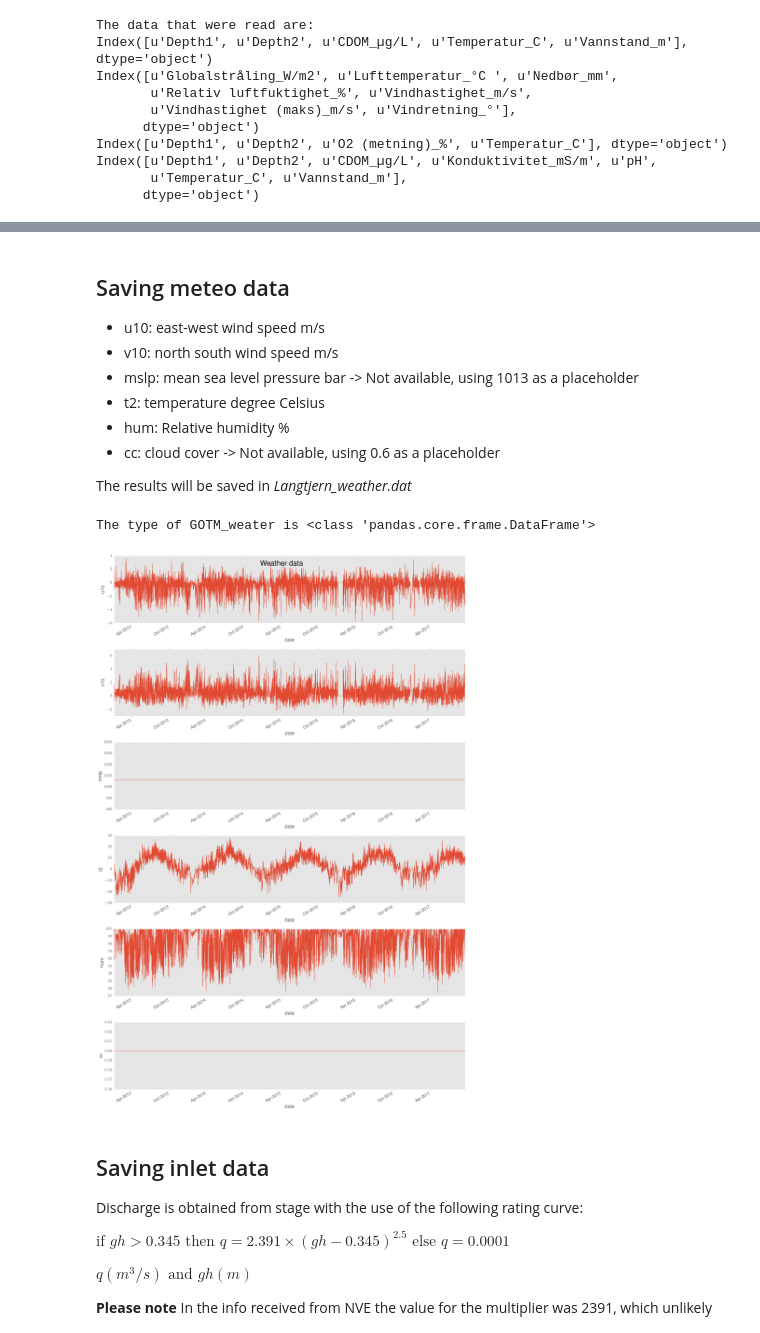
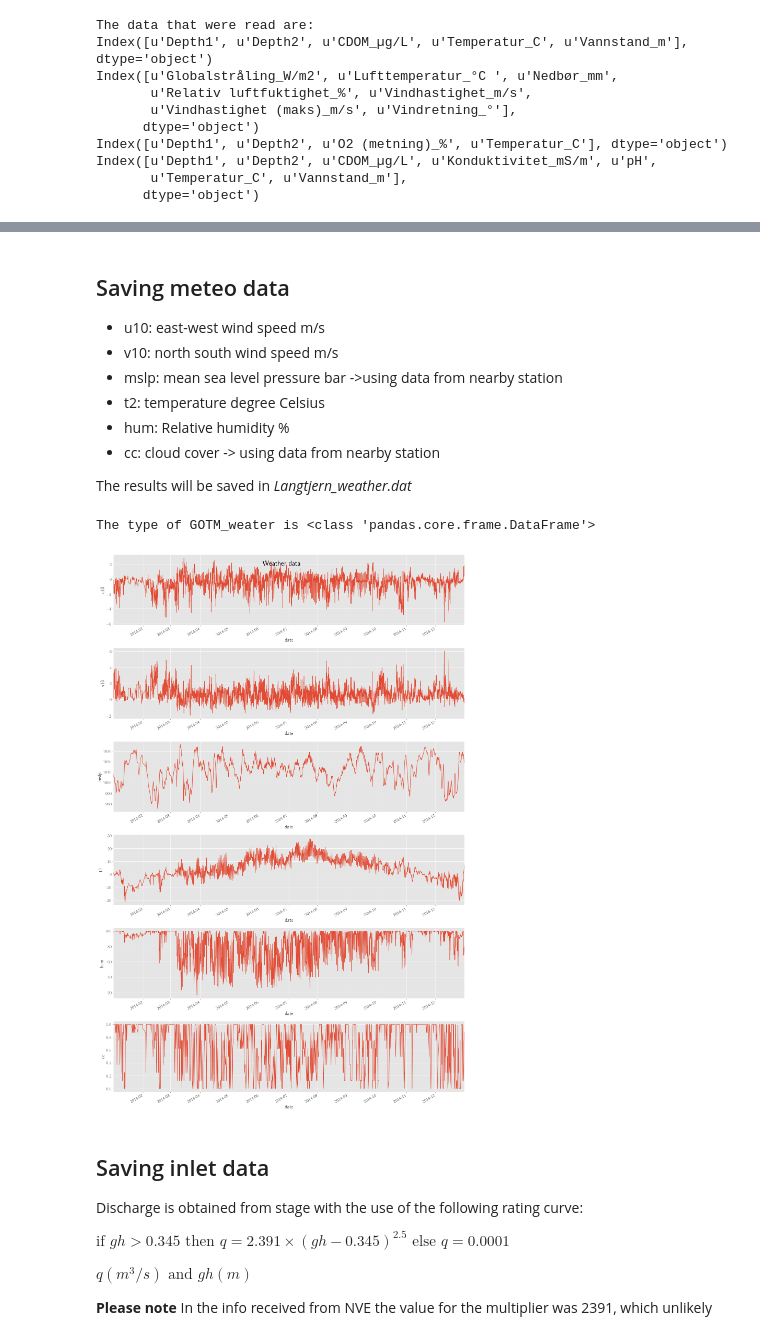
Before and after one commit to Lecheps/PROGNOS_data, a Jupyter notebook: PROGNOS_preprocessing.ipynb, the cells around one changed output, grey strips where cells are left out. Drawn from its saved outputs; the diff is of its cells as text; code cells hidden in the pictures.

```diff
--- a/PROGNOS_preprocessing.ipynb
+++ b/PROGNOS_preprocessing.ipynb
@@ -77,8 +80,8 @@ Paths to python libraries:
 #fromDate = "2014/01/01"
 #toDate = "2015/12/31"
 
-#fromDate = "2014/01/01"
-#toDate = "2014/12/31"
+fromDate = "2014/01/01"
+toDate = "2014/12/31"
 
 #fromDate = "2014/10/05"
 #toDate = "2014/10/25"
@@ -89,8 +92,8 @@ Paths to python libraries:
 #fromDate = "2013/08/13"
 #toDate = "2016/08/13"
 
-fromDate = "2012/01/01"
-toDate = "2017/09/15"
+#fromDate = "2015/01/01"
+#toDate = "2016/08/01"
 # %% [markdown]
 ###### Asking for credentials to AquaMonitor.
 # %%
@@ -129,0 +144,13 @@ Index([u'Depth1', u'Depth2', u'CDOM_µg/L', u'Konduktivitet_mS/m', u'pH',
+# %%
+with open('/home/jose-luis/Documents/Python/PROGNOS/metnoData/data.pickle', 'rb') as handle:
+    metnoData = pickle.load(handle)
+pylab.rcParams['figure.figsize'] = (15, 4)
+#print(metnoData)
+mslp = metnoData[0]
+mslp.columns=['mslp']
+mslp.plot()
+cc = metnoData[1]
+cc.columns=['cc']
+cc[cc['cc'] == - 3] = np.nan
+cc.iloc[:,0] /= 8
+cc.plot()
@@ -132,44 +179,46 @@ Index([u'Depth1', u'Depth2', u'CDOM_µg/L', u'Konduktivitet_mS/m', u'pH',
 
 * u10: east-west wind speed m/s
 * v10: north south wind speed m/s
-* mslp: mean sea level pressure bar -> Not available, using 1013 as a placeholder
+* mslp: mean sea level pressure bar ->using data from nearby station
 * t2: temperature degree Celsius
 * hum: Relative humidity %
-* cc: cloud cover -> Not available, using 0.6 as a placeholder
+* cc: cloud cover -> using data from nearby station
 
 The results will be saved in *Langtjern\_weather.dat*
 # %%
 #Saving the meteo data
 GOTM_weather = allData['weather'].iloc[:,[4,4,6,1,3,0]]
 GOTM_weather.index.name = '#date'
 bla = 1013.0
 blabla = 0.6
 GOTM_weather.columns = ['u10', 'v10', 'mslp', 't2', 'hum', 'cc'] #Temporarily storing wind direction in mslp
 GOTM_weather.loc[:,'u10'] = GOTM_weather.loc[:,'u10'] * np.cos(np.deg2rad(GOTM_weather.loc[:,'mslp']))
 GOTM_weather.loc[:,'v10'] = GOTM_weather.loc[:,'v10'] * np.sin(np.deg2rad(GOTM_weather.loc[:,'mslp']))
-GOTM_weather.loc[:,'mslp'] = np.float64(1013.0)
-GOTM_weather.loc[:,'cc'] = np.float64(0.6)
-GOTM_weather.loc[:,:].interpolate(inplace=True) #Linear interpolation of missing values and NaN's
+GOTM_weather.loc[:,'mslp'] = np.nan
+GOTM_weather.loc[:,'cc'] = np.nan
+GOTM_weather.update(cc)
+GOTM_weather.update(mslp)
+GOTM_weather.interpolate(inplace=True) #Linear interpolation of missing values and NaN's
 
 #Plotting variables
 fig = plot_df(GOTM_weather)
 
 #Setting up GOTM formatting for saving as a .dat file
-GOTM_weather.loc[:,'mslp'] = GOTM_weather['mslp'].map(lambda x : '%0.1f' % x)
-GOTM_weather.loc[:,'hum'] = GOTM_weather['hum'].map(lambda x : '%0.1f' % x)
-GOTM_weather.loc[:,'cc'] = GOTM_weather['cc'].map(lambda x : '%0.1f' % x)
+GOTM_weather.loc[:,'mslp'] = GOTM_weather['mslp'].map(lambda x : '%0.2f' % x)
+GOTM_weather.loc[:,'hum'] = GOTM_weather['hum'].map(lambda x : '%0.2f' % x)
+GOTM_weather.loc[:,'cc'] = GOTM_weather['cc'].map(lambda x : '%0.3f' % x)
 
 print("The type of GOTM_weater is %s" % type(GOTM_weather))
 #Saving
 GOTM_weather.to_csv(result_dir + 'langtjern-weather.dat',\
                     sep = "\t",float_format='%0.2f',\
                     date_format = '%Y-%m-%d %H:%M:%S')
 
 fig.suptitle('Weather data', size = 'xx-large')
 fig.tight_layout()
 # %% [output]
 The type of GOTM_weater is <class 'pandas.core.frame.DataFrame'>
-[figure, old version]
+[figure, new version]
 # %% [markdown]
 ## Saving inlet data
 
```
Also changed, not shown: parts of 10 cells of this notebook, 16 other files.
